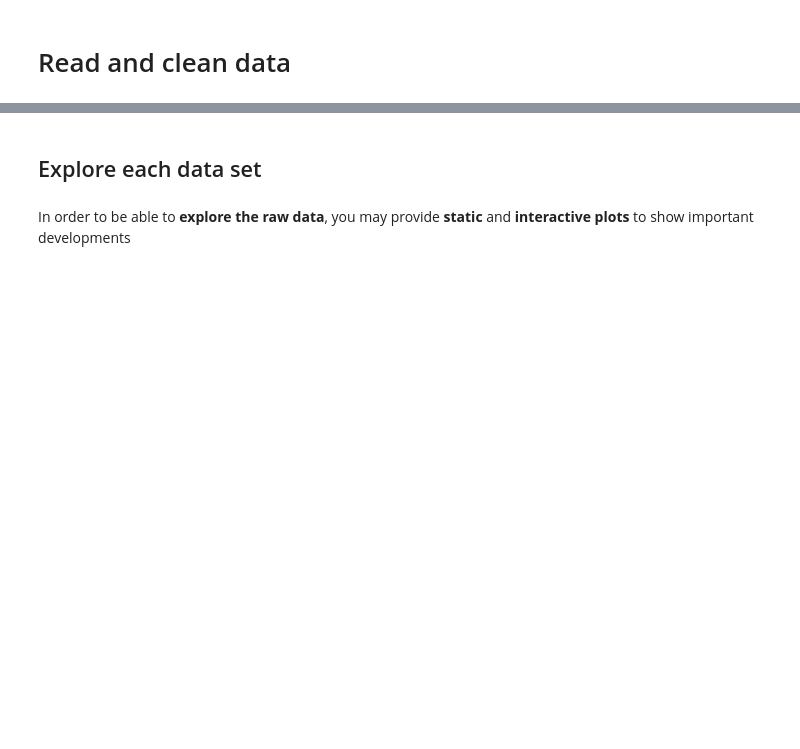
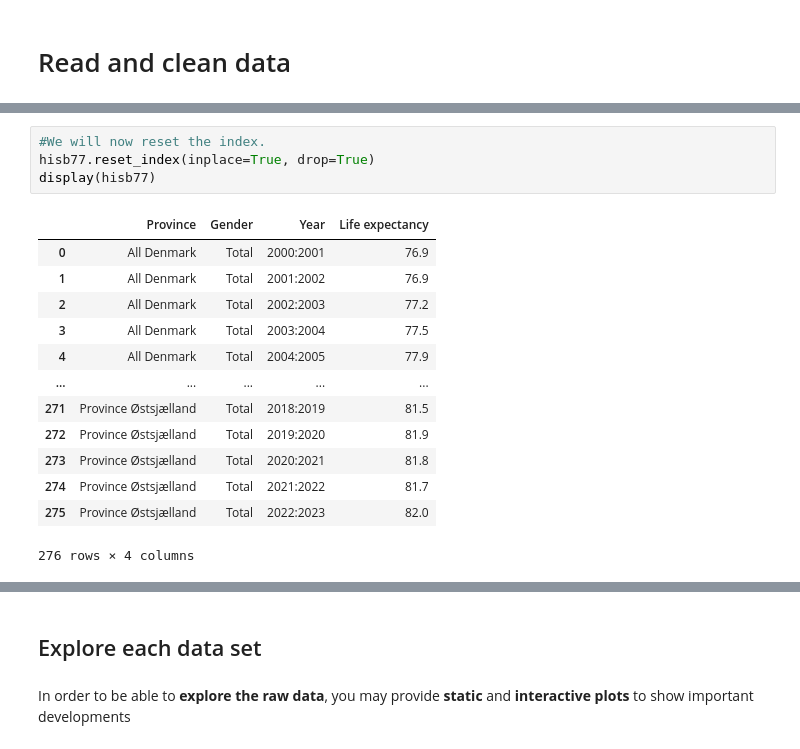
Before and after one commit to NumEconCopenhagen/projects-2024-sarah-og-pernille, a Jupyter notebook: dataproject/dataproject.ipynb, the cells around one changed output, grey strips where cells are left out. Drawn from its saved outputs; the diff is of its cells as text; blank space fills up the shorter version.

```diff
--- a/dataproject/dataproject.ipynb
+++ b/dataproject/dataproject.ipynb
@@ -29,0 +98,18 @@ ModuleNotFoundError: No module named 'matplotlib_venn'
+# %%
+#We will now reset the index.
+hisb77.reset_index(inplace=True, drop=True)
+display(hisb77)
+# %% [output]
+|  | Province | Gender | Year | Life expectancy |
+| 0 | All Denmark | Total | 2000:2001 | 76.9 |
+| 1 | All Denmark | Total | 2001:2002 | 76.9 |
+| 2 | All Denmark | Total | 2002:2003 | 77.2 |
+| 3 | All Denmark | Total | 2003:2004 | 77.5 |
+| 4 | All Denmark | Total | 2004:2005 | 77.9 |
+| ... | ... | ... | ... | ... |
+| 271 | Province Østsjælland | Total | 2018:2019 | 81.5 |
+| 272 | Province Østsjælland | Total | 2019:2020 | 81.9 |
+| 273 | Province Østsjælland | Total | 2020:2021 | 81.8 |
+| 274 | Province Østsjælland | Total | 2021:2022 | 81.7 |
+| 275 | Province Østsjælland | Total | 2022:2023 | 82.0 |
+276 rows × 4 columns
```
Also changed, not shown: parts of 8 cells of this notebook.
